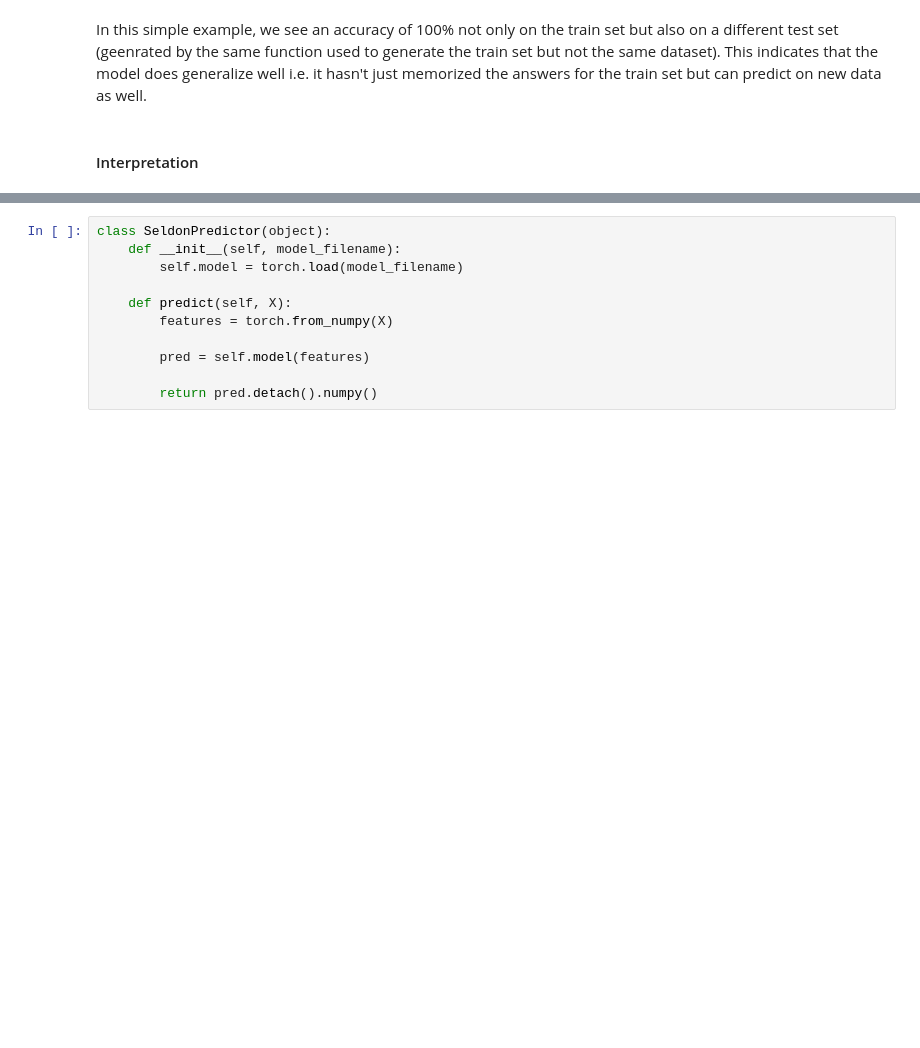
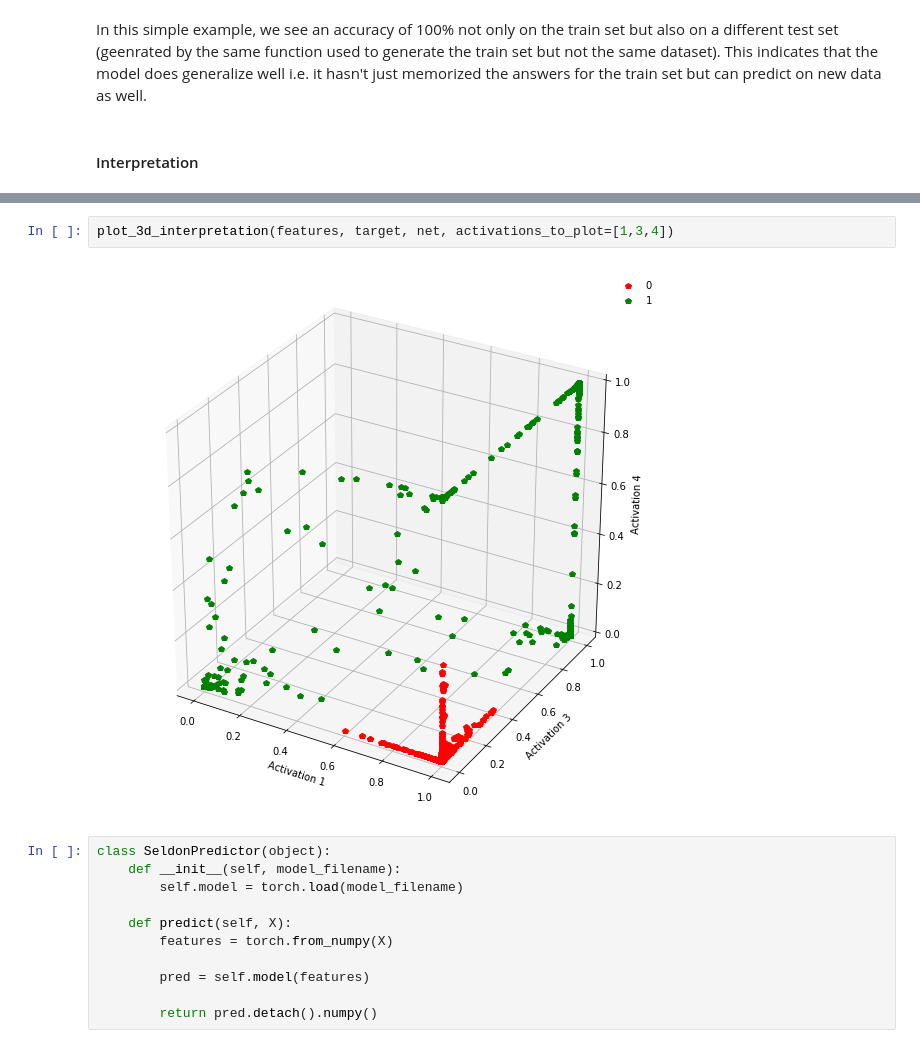
Before and after one commit to TreeinRandomForest/kubeflow_usecases, a Jupyter notebook: Ch2/Chapter 2 Supervised Learning on a Synthetic Dataset.ipynb, the cells around one changed output, grey strips where cells are left out. Cells and saved outputs as stored; diff of their text form; blank space fills up the shorter version.

```diff
--- a/Ch2/Chapter 2 Supervised Learning on a Synthetic Dataset.ipynb
+++ b/Ch2/Chapter 2 Supervised Learning on a Synthetic Dataset.ipynb
@@ -455,3 +519,7 @@ In this simple example, we see an accuracy of 100\% not only on the train set bu
+# %%
+plot_3d_interpretation(features, target, net, activations_to_plot=[1,3,4])
+# %% [output]
+[figure, added]
 # %%
 class SeldonPredictor(object):
     def __init__(self, model_filename):
```
Also changed, not shown: parts of 4 cells of this notebook.
